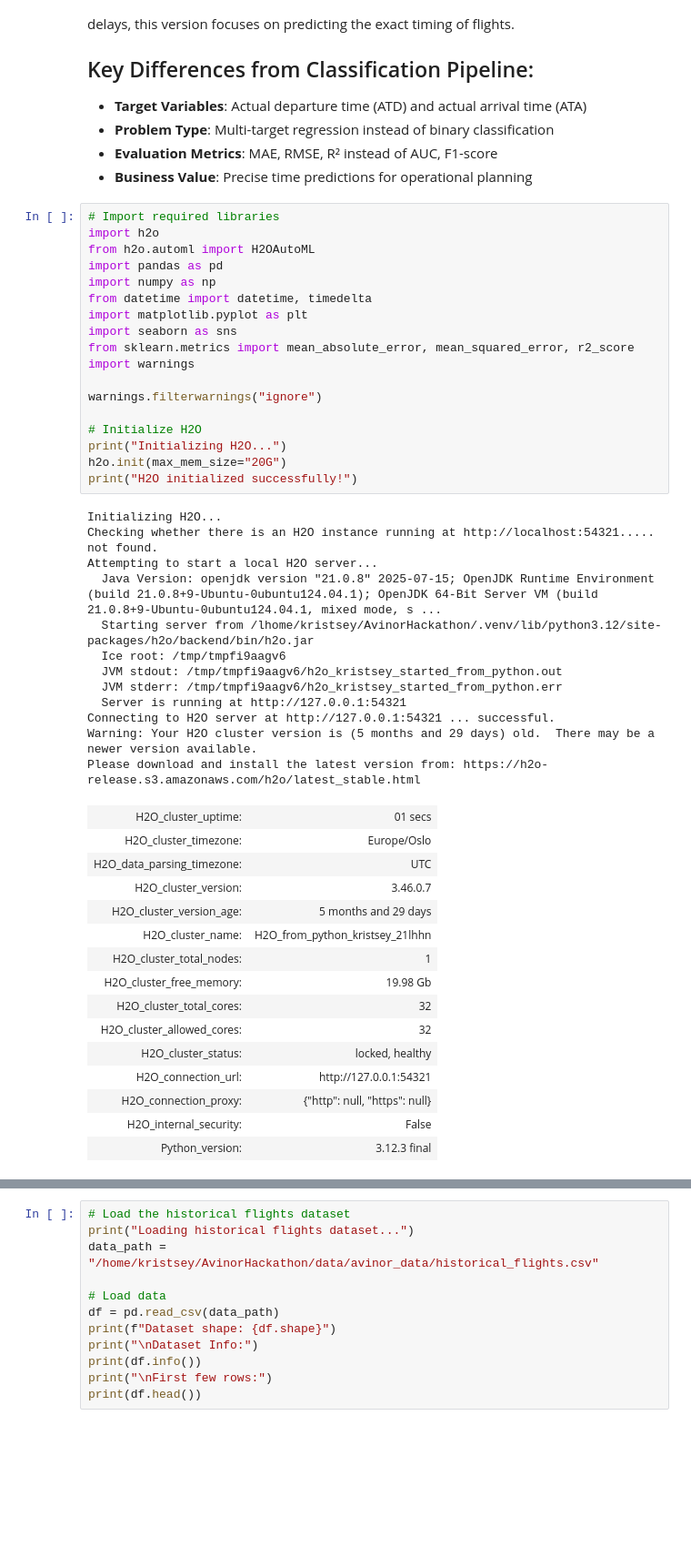
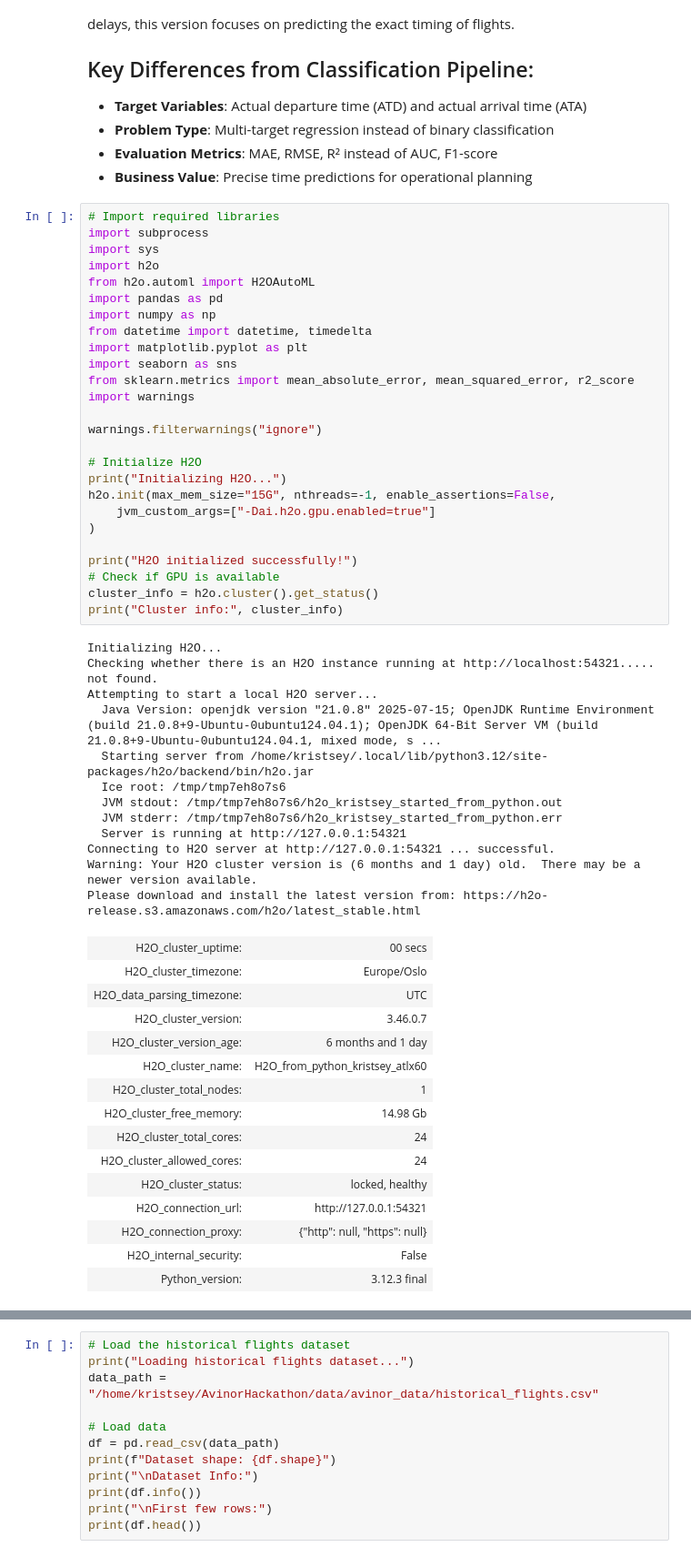
Before and after one commit to tobiasfremming/AvinorHackathon, a Jupyter notebook: prediction/h2o_regression_pipeline.ipynb, the cells around one changed output, grey strips where cells are left out. Shown at 91% size. Cells and saved outputs as stored; diff of their text form; blank space fills up the shorter version.

```diff
--- a/prediction/h2o_regression_pipeline.ipynb
+++ b/prediction/h2o_regression_pipeline.ipynb
@@ -26,45 +10,53 @@ This notebook implements a regression pipeline using H2O AutoML to predict actua
 - **Business Value**: Precise time predictions for operational planning
 # %%
 # Import required libraries
+import subprocess
+import sys
 import h2o
 from h2o.automl import H2OAutoML
 import pandas as pd
 import numpy as np
 from datetime import datetime, timedelta
 import matplotlib.pyplot as plt
 import seaborn as sns
 from sklearn.metrics import mean_absolute_error, mean_squared_error, r2_score
 import warnings
 
 warnings.filterwarnings("ignore")
 
 # Initialize H2O
 print("Initializing H2O...")
-h2o.init(max_mem_size="20G")
+h2o.init(max_mem_size="15G", nthreads=-1, enable_assertions=False,
+    jvm_custom_args=["-Dai.h2o.gpu.enabled=true"]
+)
+
 print("H2O initialized successfully!")
+# Check if GPU is available
+cluster_info = h2o.cluster().get_status()
+print("Cluster info:", cluster_info)
 # %% [output]
 Initializing H2O...
 Checking whether there is an H2O instance running at http://localhost:54321..... not found.
 Attempting to start a local H2O server...
   Java Version: openjdk version "21.0.8" 2025-07-15; OpenJDK Runtime Environment (build 21.0.8+9-Ubuntu-0ubuntu124.04.1); OpenJDK 64-Bit Server VM (build 21.0.8+9-Ubuntu-0ubuntu124.04.1, mixed mode, s ...
-  Starting server from /lhome/kristsey/AvinorHackathon/.venv/lib/python3.12/site-packages/h2o/backend/bin/h2o.jar
-  Ice root: /tmp/tmpfi9aagv6
-  JVM stdout: /tmp/tmpfi9aagv6/h2o_kristsey_started_from_python.out
-  JVM stderr: /tmp/tmpfi9aagv6/h2o_kristsey_started_from_python.err
+  Starting server from /home/kristsey/.local/lib/python3.12/site-packages/h2o/backend/bin/h2o.jar
+  Ice root: /tmp/tmp7eh8o7s6
+  JVM stdout: /tmp/tmp7eh8o7s6/h2o_kristsey_started_from_python.out
+  JVM stderr: /tmp/tmp7eh8o7s6/h2o_kristsey_started_from_python.err
   Server is running at http://127.0.0.1:54321
 Connecting to H2O server at http://127.0.0.1:54321 ... successful.
-Warning: Your H2O cluster version is (5 months and 29 days) old.  There may be a newer version available.
+Warning: Your H2O cluster version is (6 months and 1 day) old.  There may be a newer version available.
 Please download and install the latest version from: https://h2o-release.s3.amazonaws.com/h2o/latest_stable.html
-| H2O_cluster_uptime: | 01 secs |
+| H2O_cluster_uptime: | 00 secs |
 | H2O_cluster_timezone: | Europe/Oslo |
 | H2O_data_parsing_timezone: | UTC |
 | H2O_cluster_version: | 3.46.0.7 |
-| H2O_cluster_version_age: | 5 months and 29 days |
-| H2O_cluster_name: | H2O_from_python_kristsey_21lhhn |
+| H2O_cluster_version_age: | 6 months and 1 day |
+| H2O_cluster_name: | H2O_from_python_kristsey_atlx60 |
 | H2O_cluster_total_nodes: | 1 |
-| H2O_cluster_free_memory: | 19.98 Gb |
-| H2O_cluster_total_cores: | 32 |
-| H2O_cluster_allowed_cores: | 32 |
+| H2O_cluster_free_memory: | 14.98 Gb |
+| H2O_cluster_total_cores: | 24 |
+| H2O_cluster_allowed_cores: | 24 |
 | H2O_cluster_status: | locked, healthy |
 | H2O_connection_url: | http://127.0.0.1:54321 |
 | H2O_connection_proxy: | {"http": null, "https": null} |
```
Also changed, not shown: parts of 22 cells of this notebook, 18 other files.
